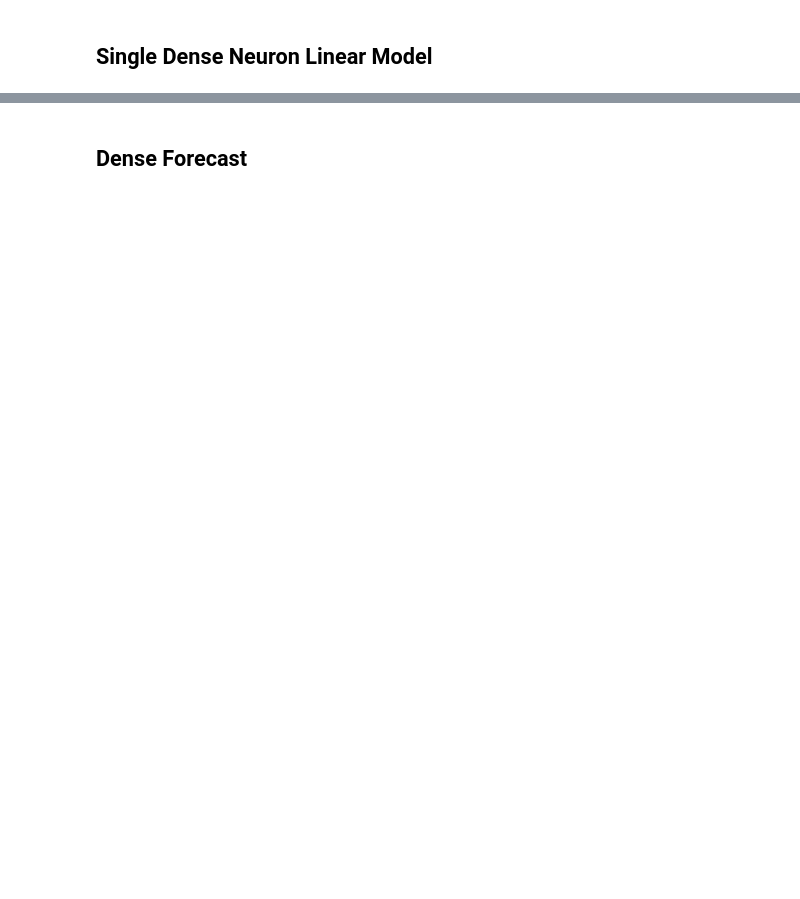
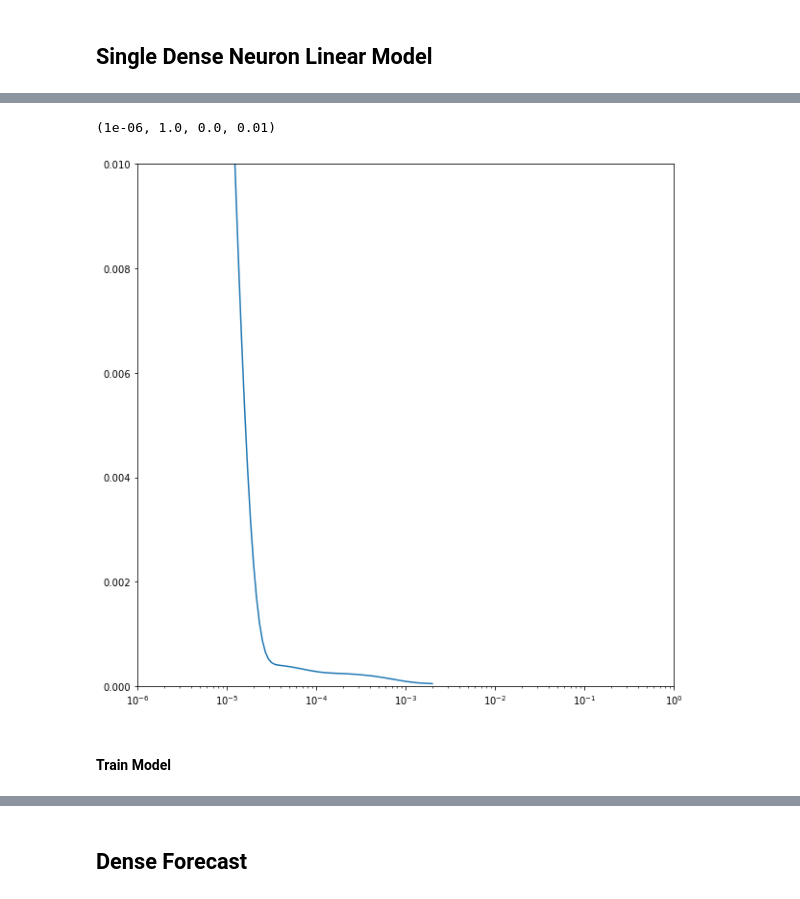
Before and after one commit to bsamaha/SPY-Time-Series-Predictions, a Jupyter notebook: Time Series Forecasting of ETFs.ipynb, the cells around one changed output, grey strips where cells are left out. Cells and saved outputs as stored; diff of their text form; code cells hidden in the pictures; blank space fills up the shorter version.

```diff
--- a/Time Series Forecasting of ETFs.ipynb
+++ b/Time Series Forecasting of ETFs.ipynb
@@ -449,0 +485,29 @@ plt.show()
+# %%
+# Clears any background saved info useful in notebooks
+keras.backend.clear_session()
+
+# Make reproducible
+tf.random.set_seed(42)
+np.random.seed(42)
+
+# set window size
+window_size = 20
+
+# define training data (20 day windows shifted by 1 every time)
+train_set = window_dataset(normalized_x_train.flatten(), window_size)
+
+# Build Linear Model of a single dense layer
+model = keras.models.Sequential([
+  keras.layers.Dense(1, input_shape=[window_size])
+])
+
+# Find optimal learning rate
+lr_schedule = keras.callbacks.LearningRateScheduler(
+    lambda epoch: 1e-6 * 10**(epoch / 30))
+optimizer = keras.optimizers.Nadam(lr=1e-6)
+model.compile(loss=keras.losses.Huber(),
+              optimizer=optimizer,
+              metrics=["mae"])
+
+# Fit the model
+history = model.fit(train_set, epochs=100, callbacks=[lr_schedule])
@@ -449,0 +532,8 @@ plt.show()
+# %%
+plt.semilogx(history.history["lr"], history.history["loss"])
+plt.axis([1e-6, 1, 0, .01])
+# %% [output]
+(1e-06, 1.0, 0.0, 0.01)
+[figure, added]
+# %% [markdown]
+#### Train Model
```
Also changed, not shown: parts of 109 cells of this notebook, 11 other files.
